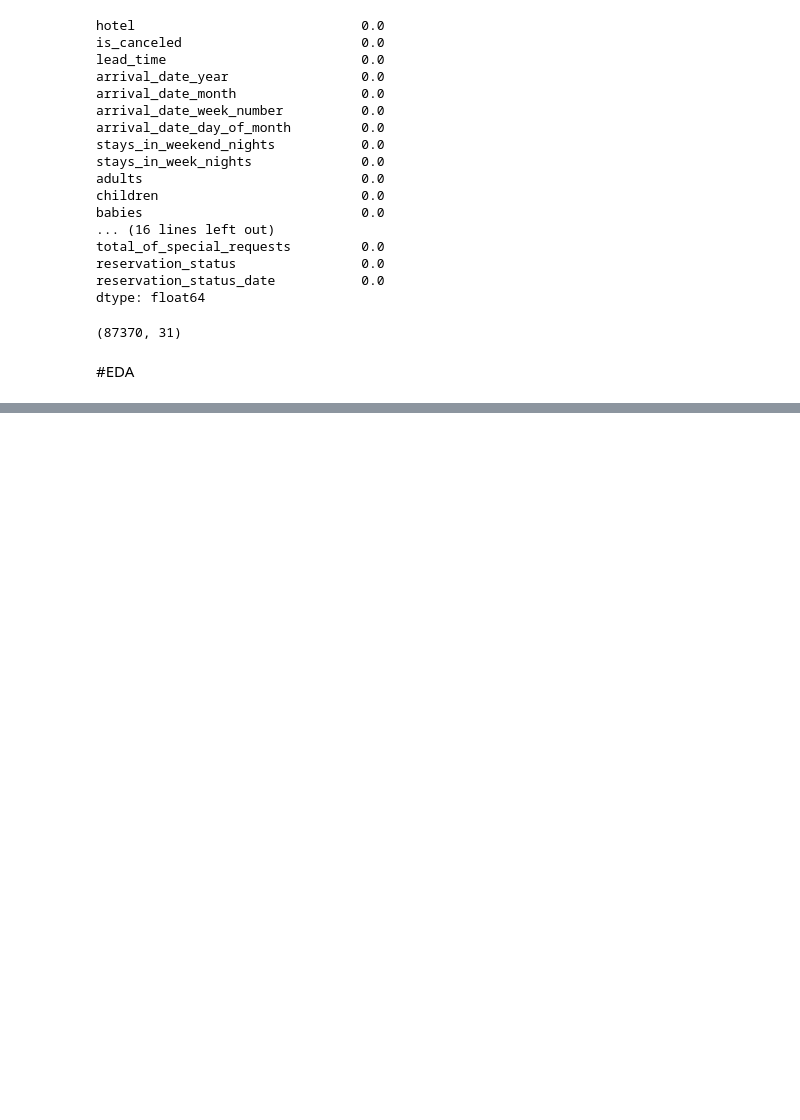
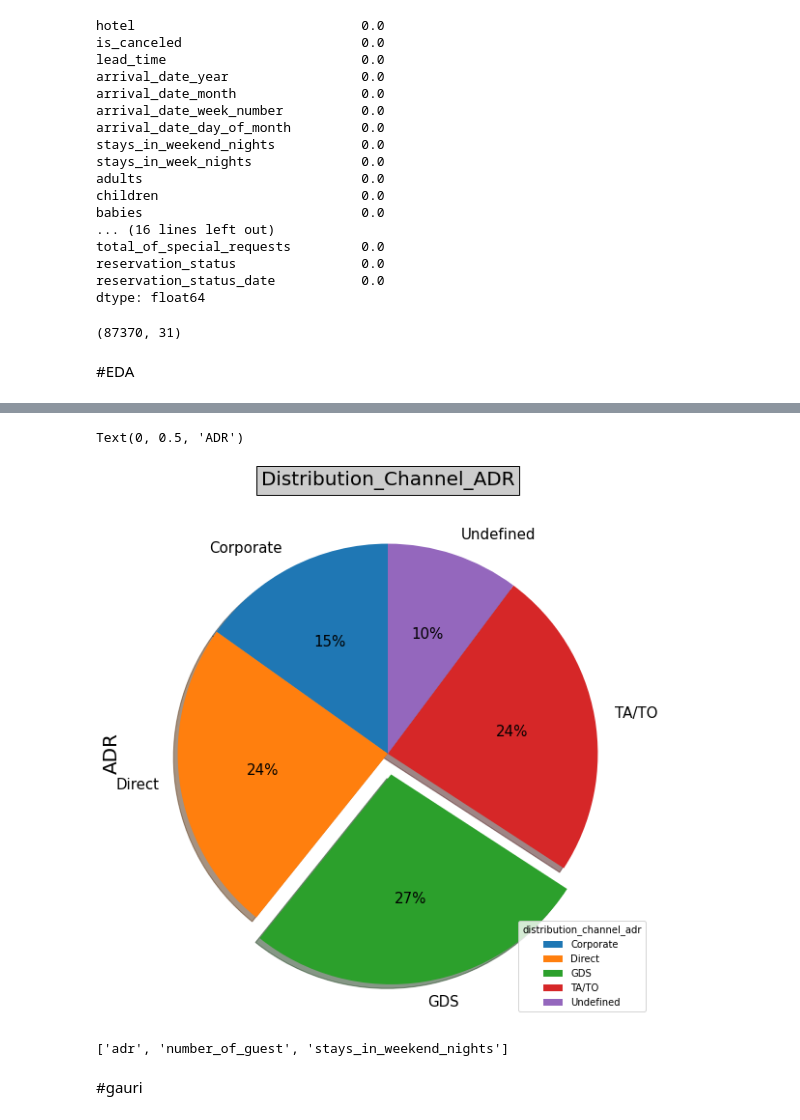
Before and after one commit to sauravkumar19/Hotel_booking_data_analysis, a Jupyter notebook: Hotel_Booking.ipynb, the cells around one changed output, grey strips where cells are left out. Cells and saved outputs as stored; diff of their text form; code cells hidden in the pictures; blank space fills up the shorter version.

```diff
--- a/Hotel_Booking.ipynb
+++ b/Hotel_Booking.ipynb
@@ -155,0 +256,3 @@ data.shape
+# %%
+distribution_channel_adr = hotels.groupby('distribution_channel')['adr'].mean()
+distribution_channel_adr
@@ -155,0 +267,9 @@ data.shape
+# %%
+expolde_1 = [0,0,0.1,0,0]
+distribution_channel_adr.plot(kind = 'pie', y = 'distribution_channel', autopct='%1.0f%%', figsize =(15,10),explode = expolde_1, shadow = True,startangle = 90,fontsize = 15)
+plt.legend(title ='distribution_channel_adr',loc ='lower right')
+plt.title('Distribution_Channel_ADR',bbox={'facecolor':'0.8', 'pad':5}, fontsize = 20)
+plt.ylabel('ADR',fontsize = 20)
+# %% [output]
+Text(0, 0.5, 'ADR')
+[figure, added]
@@ -155,0 +279,7 @@ data.shape
+# %%
+A = ['adr','number_of_guest','stays_in_weekend_nights']
+A
+# %% [output]
+['adr', 'number_of_guest', 'stays_in_weekend_nights']
+# %% [markdown]
+#gauri
```
Also changed, not shown: parts of 33 cells of this notebook.
